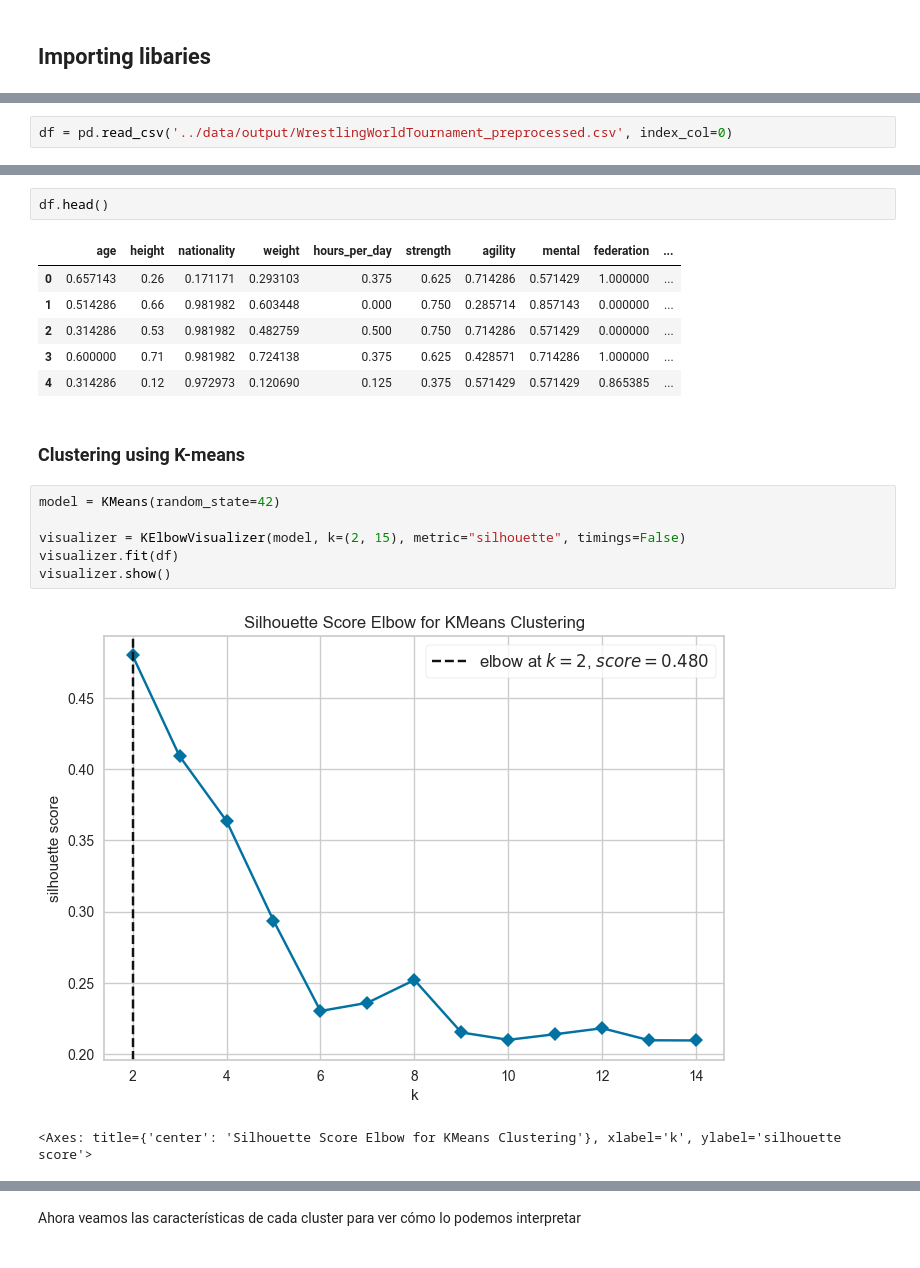
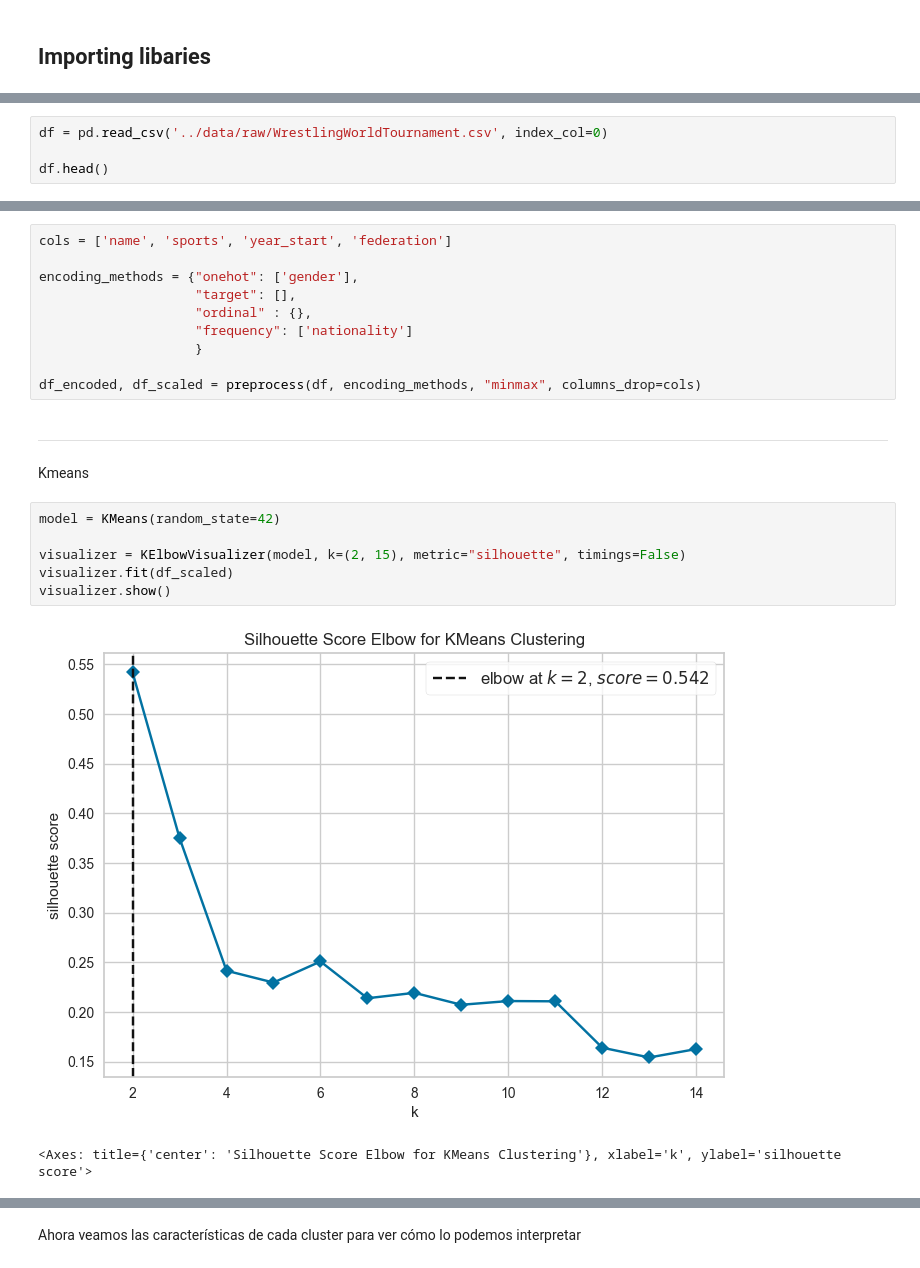
Before and after one commit to SupernovaIa/Project-ML-Clustering-Athletes, a Jupyter notebook: notebook/03-clustering.ipynb, the cells around one changed output, grey strips where cells are left out. Drawn from its saved outputs; the diff is of its cells as text.

```diff
--- a/notebook/03-clustering.ipynb
+++ b/notebook/03-clustering.ipynb
@@ -56,2 +80,4 @@ from src.support_eda import plot_relation_tv
 # %%
-df = pd.read_csv('../data/output/WrestlingWorldTournament_preprocessed.csv', index_col=0)
+df = pd.read_csv('../data/raw/WrestlingWorldTournament.csv', index_col=0)
+
+df.head()
@@ -58,22 +91,25 @@ df = pd.read_csv('../data/output/WrestlingWorldTournament_preprocessed.csv', ind
-# %%
-df.head()
-# %% [output]
-|  | age | height | nationality | weight | hours_per_day | strength | agility | mental | federation | ... |
-| 0 | 0.657143 | 0.26 | 0.171171 | 0.293103 | 0.375 | 0.625 | 0.714286 | 0.571429 | 1.000000 | ... |
-| 1 | 0.514286 | 0.66 | 0.981982 | 0.603448 | 0.000 | 0.750 | 0.285714 | 0.857143 | 0.000000 | ... |
-| 2 | 0.314286 | 0.53 | 0.981982 | 0.482759 | 0.500 | 0.750 | 0.714286 | 0.571429 | 0.000000 | ... |
-| 3 | 0.600000 | 0.71 | 0.981982 | 0.724138 | 0.375 | 0.625 | 0.428571 | 0.714286 | 1.000000 | ... |
-| 4 | 0.314286 | 0.12 | 0.972973 | 0.120690 | 0.125 | 0.375 | 0.571429 | 0.571429 | 0.865385 | ... |
-# %% [markdown]
-### Clustering using K-means
+# %%
+cols = ['name', 'sports', 'year_start', 'federation']
+
+encoding_methods = {"onehot": ['gender'],
+                    "target": [],
+                    "ordinal" : {},
+                    "frequency": ['nationality']
+                    }
+
+df_encoded, df_scaled = preprocess(df, encoding_methods, "minmax", columns_drop=cols)
+# %% [markdown]
+---
+# %% [markdown]
+Kmeans
 # %%
 model = KMeans(random_state=42)
 
 visualizer = KElbowVisualizer(model, k=(2, 15), metric="silhouette", timings=False)
-visualizer.fit(df)
+visualizer.fit(df_scaled)
 visualizer.show()
 # %% [output]
-[figure, old version]
+[figure, new version]
 <Axes: title={'center': 'Silhouette Score Elbow for KMeans Clustering'}, xlabel='k', ylabel='silhouette score'>
 # %% [markdown]
 Según nuestros datos lo óptimo son 2 clusters. El silhouette score tiene un valor de 0.48, por lo que es razonablemente bueno. Más cercano a 1 serían unos clusters más definidos.
```
Also changed, not shown: parts of 45 cells of this notebook, 5 other files.
